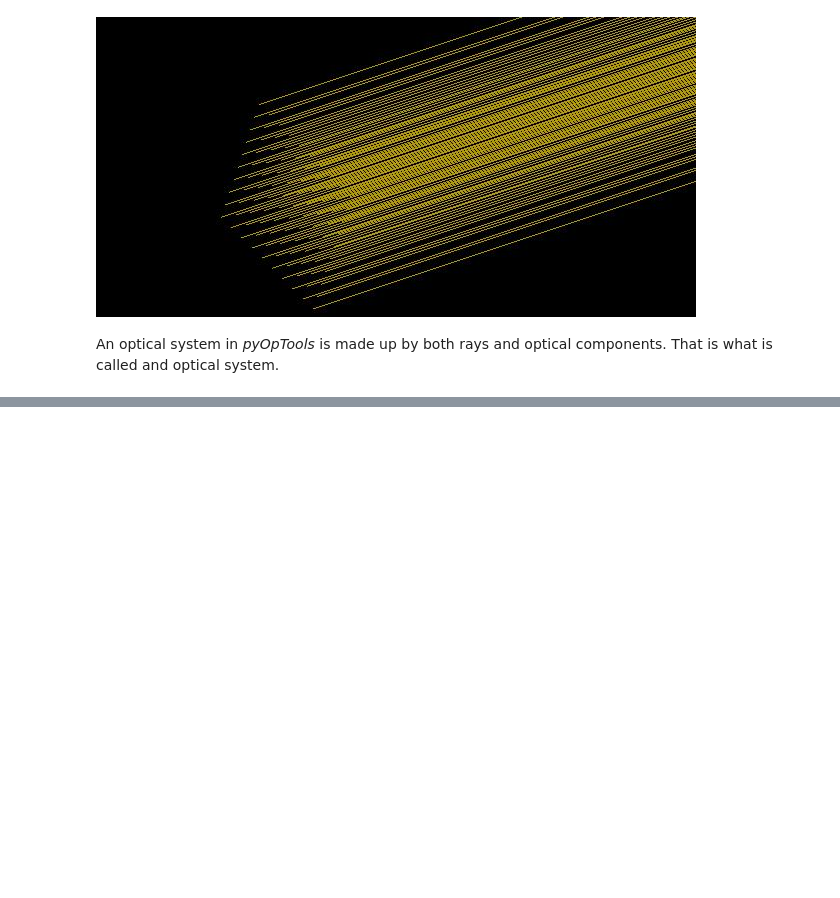
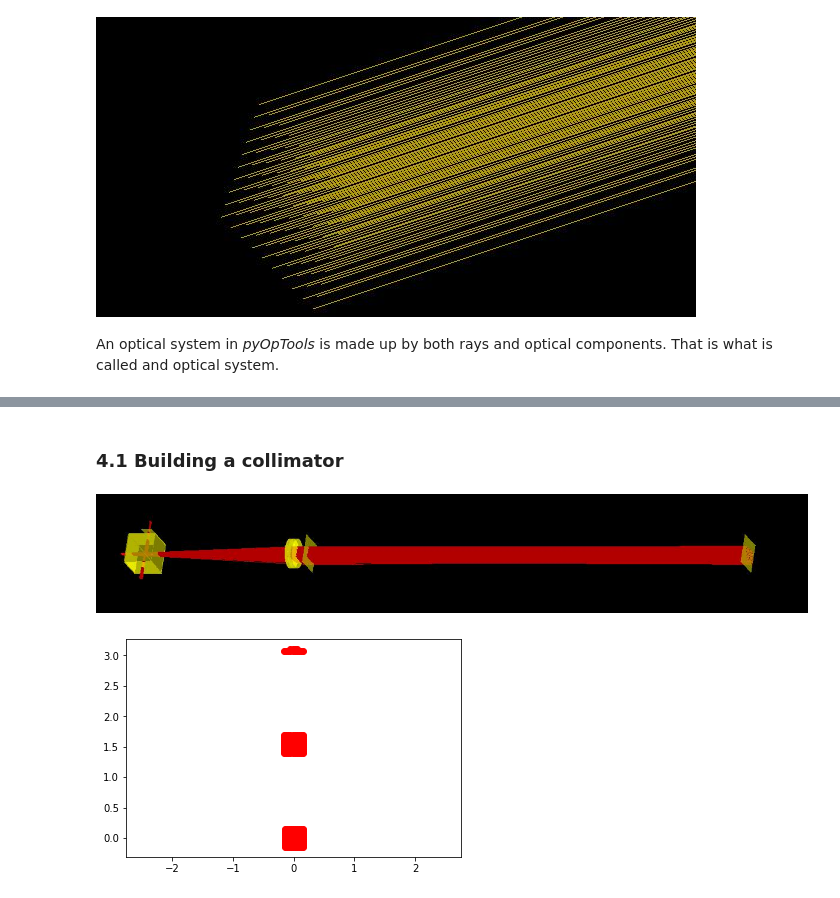
Before and after one commit to cihologramas/pyoptools, a Jupyter notebook: Tutorial.0.ipynb, the cells around one changed output, grey strips where cells are left out. Cells and saved outputs as stored; diff of their text form; code cells hidden in the pictures; blank space fills up the shorter version.

```diff
--- a/Tutorial.0.ipynb
+++ b/Tutorial.0.ipynb
@@ -488,0 +546,26 @@ Populating the interactive namespace from numpy and matplotlib
+# %% [markdown]
+### 4.1 Building a collimator
+# %%
+# Autocollimator with a plane mirror
+
+BS=BeamSplitingCube(size=25,reflectivity=.5,material=material.schott["BK7"])
+L=library.Edmund.get("32494")
+M1=Component(surflist=[(Plane(shape=Rectangular((25,25)) ,reflectivity=0.5),(0,0,0),(0,0,0))])
+M2=Component(surflist=[(Plane(shape=Rectangular((25,25)) ,reflectivity=1),(0,0,0),(0,0,0))])
+
+C=CCD()
+
+#Nota, hay problemas si existe una cavidad resonante
+S=System(complist=[(C,(20,0,20),(0,pi/2,0)),(BS,(0,0,20),(0,0,0)),(L,(0,0,156.),(0,-pi,0)),(M1,(0,0,170),(0,0,0)),(M2,(0,0,570),(.005,0,0))],n=1.)
+R=point_source_c(span=(0.06,0.06),wavelength=.65)
+#0.005 rad tilted
+
+S.ray_add(R)
+S.propagate()
+
+spot_diagram_c(C)
+
+Plot3D(S,center=(0,0,300), size=(600,100),scale=2,rot=[(0,0,-3*pi/8),(0,3*pi/8,0)])
+# %% [output]
+[figure, added]
+[figure, added]
```
Also changed, not shown: parts of 27 cells of this notebook, 1 other file.
